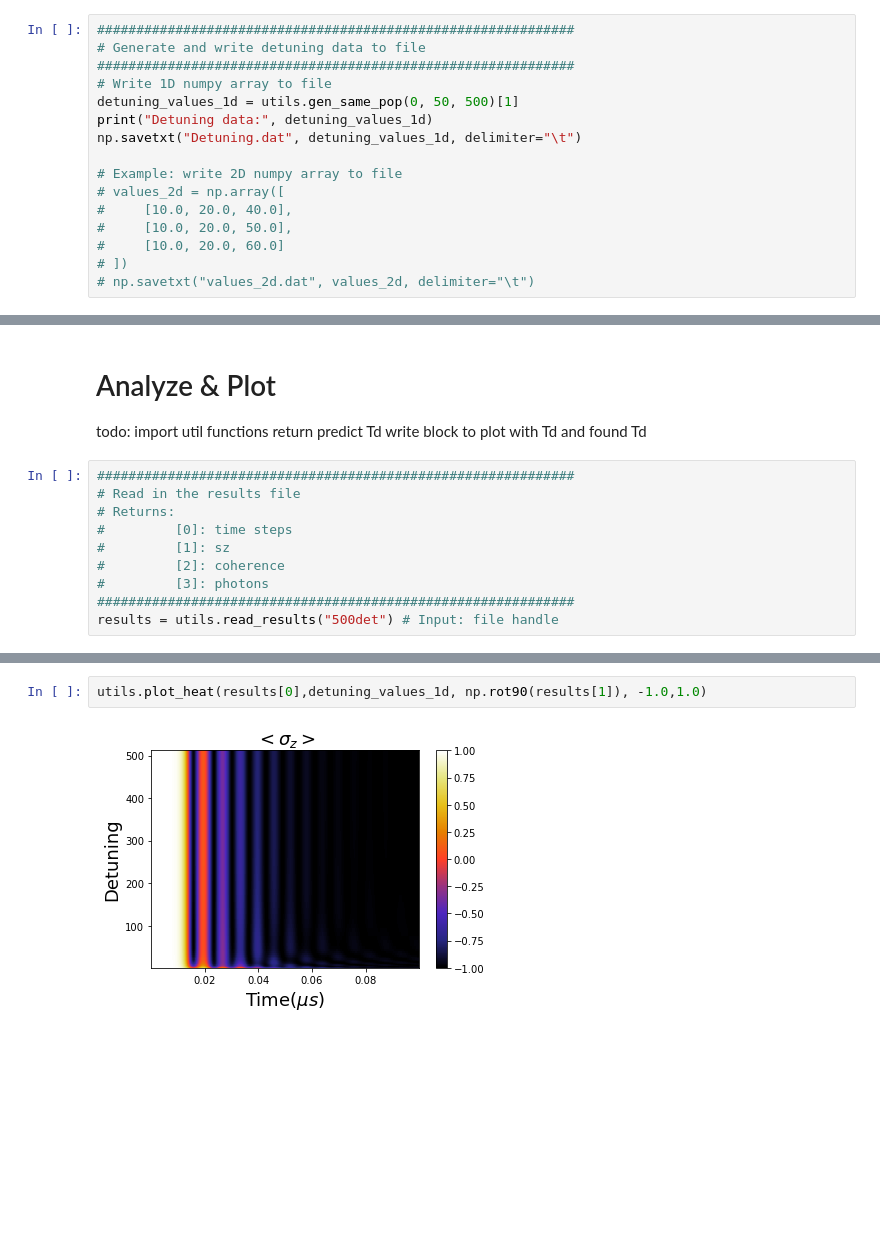
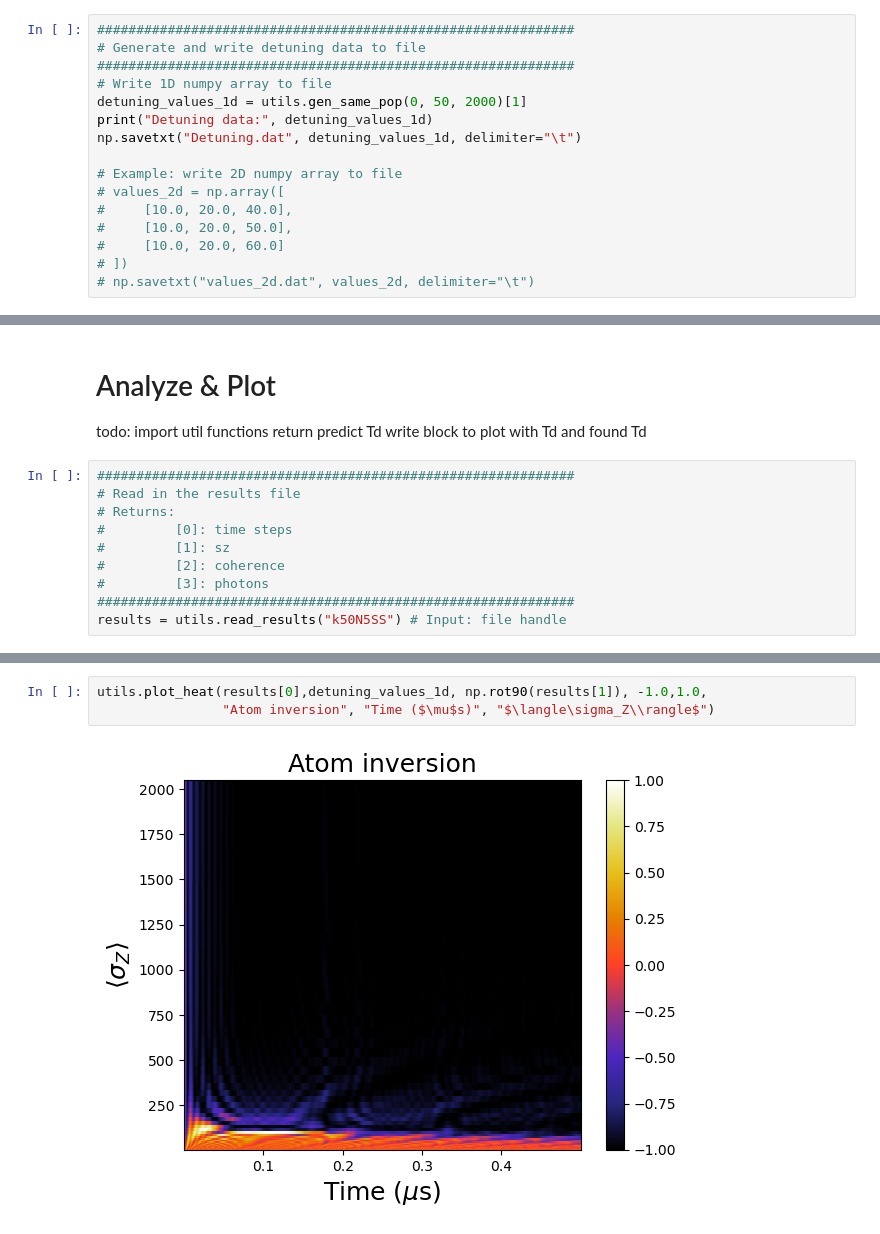
Before and after one commit to VodkaSin/Cuda_C_spin_sync, a Jupyter notebook: CUDA_code/cuda_run.ipynb, the cells around one changed output, grey strips where cells are left out. Cells and saved outputs as stored; diff of their text form; blank space fills up the shorter version.

```diff
--- a/CUDA_code/cuda_run.ipynb
+++ b/CUDA_code/cuda_run.ipynb
@@ -26,7 +27,7 @@ read into detuning.dat
 # Generate and write detuning data to file
 #############################################################
 # Write 1D numpy array to file
-detuning_values_1d = utils.gen_same_pop(0, 50, 500)[1]
+detuning_values_1d = utils.gen_same_pop(0, 50, 2000)[1]
 print("Detuning data:", detuning_values_1d)
 np.savetxt("Detuning.dat", detuning_values_1d, delimiter="\t")
 
@@ -120,7 +126,7 @@ write block to plot with Td and found Td
 #         [2]: coherence
 #         [3]: photons
 #############################################################
-results = utils.read_results("500det") # Input: file handle
+results = utils.read_results("k50N5SS") # Input: file handle
 # %%
 #############################################################
 # Plots intracavity field
@@ -134,4 +141,5 @@ Text(0, 0.5, 'Intracavity photon ($\\langle a^\\dagger a\\rangle$)')
 # %%
-utils.plot_heat(results[0],detuning_values_1d, np.rot90(results[1]), -1.0,1.0)
+utils.plot_heat(results[0],detuning_values_1d, np.rot90(results[1]), -1.0,1.0,
+                "Atom inversion", "Time ($\mu$s)", "$\langle\sigma_Z\\rangle$")
 # %% [output]
-[figure, old version]
+[figure, new version]
```
Also changed, not shown: parts of 6 cells of this notebook, 1 other file.
